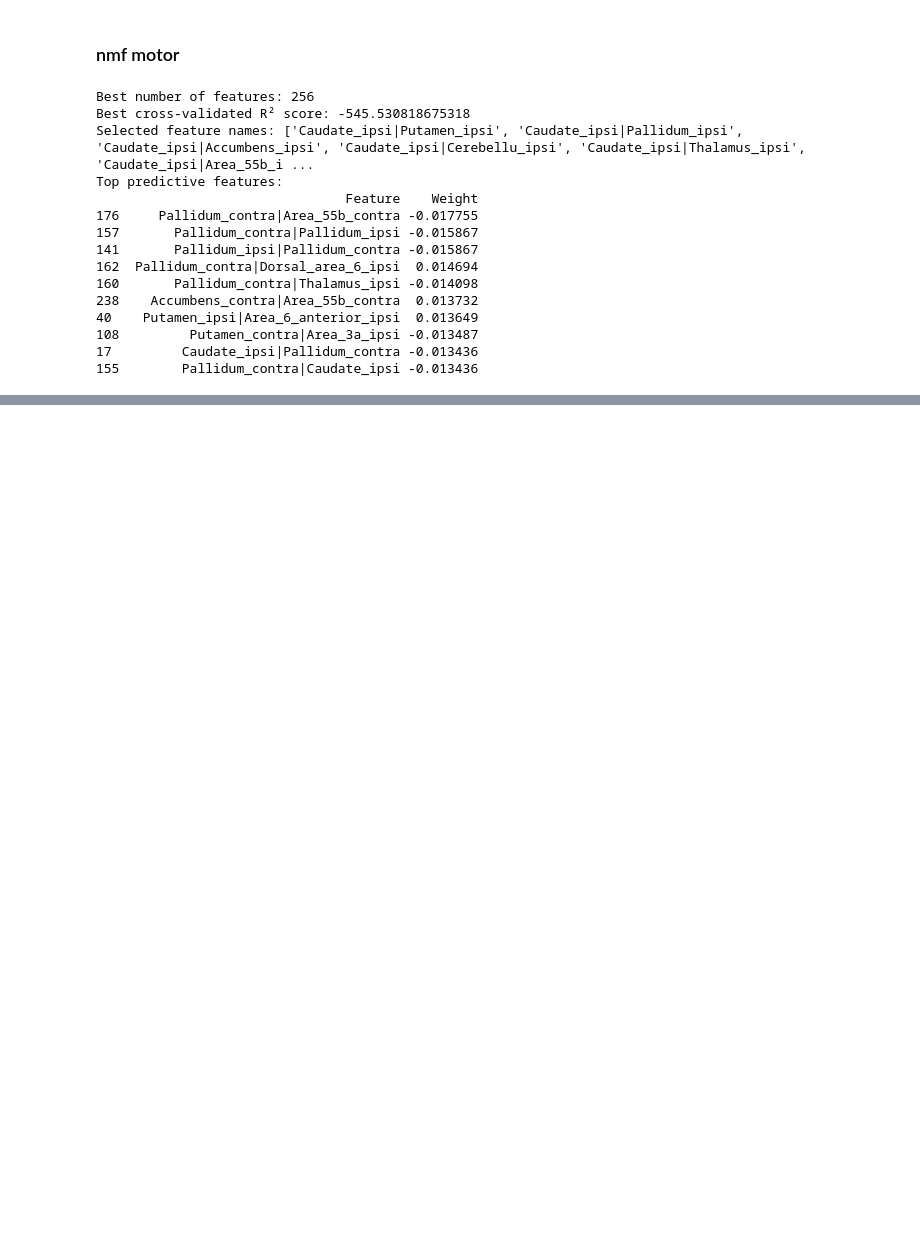
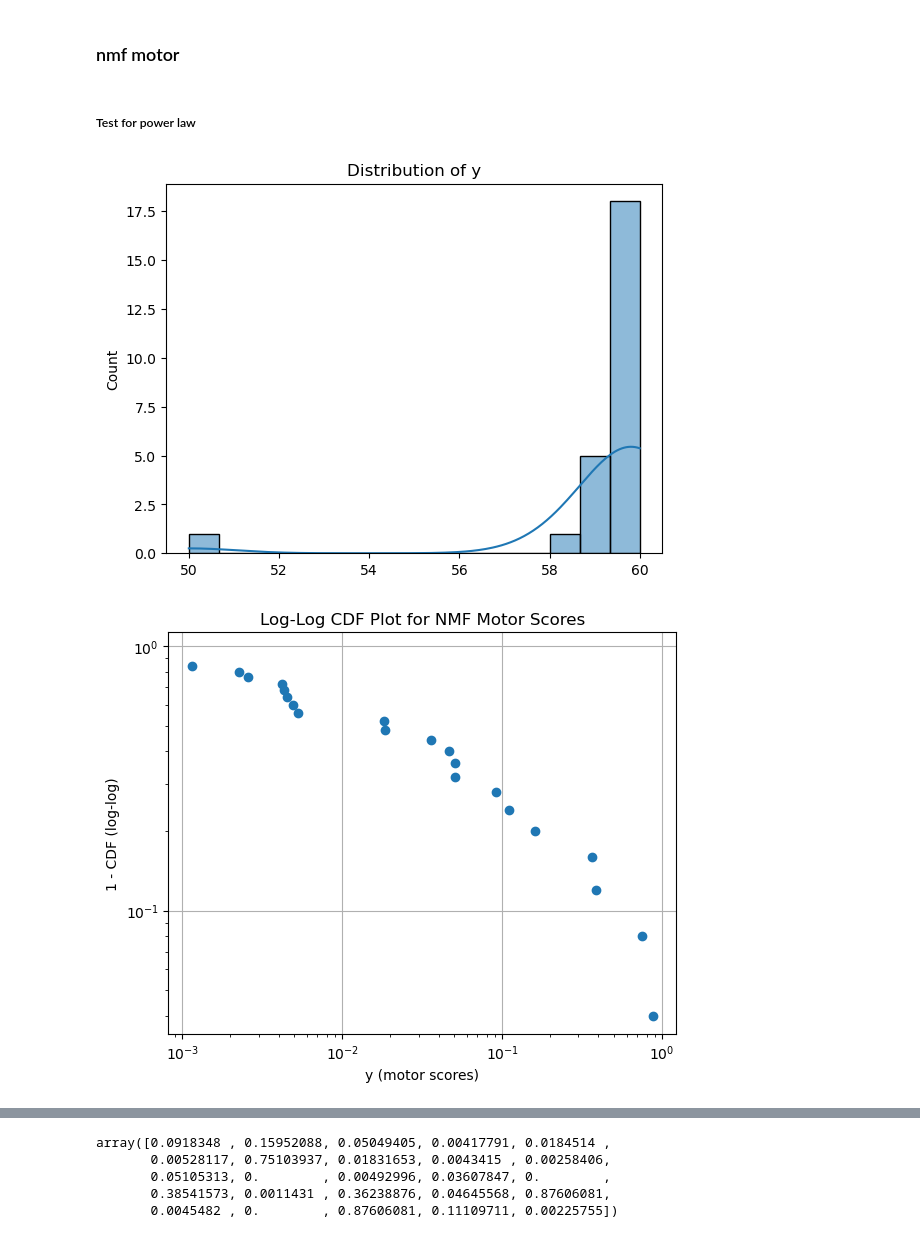
Before and after one commit to maylismlr/uphummel_MA4, a Jupyter notebook: regression.ipynb, the cells around one changed output, grey strips where cells are left out. Saved outputs shown, nothing was run; the diff lists cells and outputs as text; code cells hidden in the pictures; blank space fills up the shorter version.

```diff
--- a/regression.ipynb
+++ b/regression.ipynb
@@ -351,21 +432,37 @@ Mean Absolute Error: 0.108
 # %% [markdown]
 ### nmf motor
 # %%
-y = valid_data['nmf_motor'].values
-selected_feature_names, grid = functions.run_Ridge_with_RFE(X_df_clean, y, param_grid)
+y_nmf = valid_data['nmf_motor'].values
+#selected_feature_names_nmf, grid_nmf = functions.run_Ridge_with_RFE(X_df_clean, y_nmf, param_grid)
+valid_data
-# %% [output]
-Best number of features: 256
-Best cross-validated R² score: -545.530818675318
-Selected feature names: ['Caudate_ipsi|Putamen_ipsi', 'Caudate_ipsi|Pallidum_ipsi', 'Caudate_ipsi|Accumbens_ipsi', 'Caudate_ipsi|Cerebellu_ipsi', 'Caudate_ipsi|Thalamus_ipsi', 'Caudate_ipsi|Area_55b_i ...
-Top predictive features:
-                                Feature    Weight
-176     Pallidum_contra|Area_55b_contra -0.017755
-157       Pallidum_contra|Pallidum_ipsi -0.015867
-141       Pallidum_ipsi|Pallidum_contra -0.015867
-162  Pallidum_contra|Dorsal_area_6_ipsi  0.014694
-160       Pallidum_contra|Thalamus_ipsi -0.014098
-238    Accumbens_contra|Area_55b_contra  0.013732
-40    Putamen_ipsi|Area_6_anterior_ipsi  0.013649
-108         Putamen_contra|Area_3a_ipsi -0.013487
-17         Caudate_ipsi|Pallidum_contra -0.013436
-155        Pallidum_contra|Caudate_ipsi -0.013436
+# %% [markdown]
+##### Test for power law
+# %%
+sns.histplot(y, kde=True)
+plt.title("Distribution of y")
+plt.show()
+
+import numpy as np
+import matplotlib.pyplot as plt
+
+y_sorted_nmf = np.sort(y_nmf)
+cdf_nmf = 1.0 - np.arange(1, len(y_sorted_nmf) + 1) / len(y_sorted_nmf)
+
+plt.figure(figsize=(6, 5))
+plt.loglog(y_sorted_nmf, cdf_nmf, marker='o', linestyle='none')
+plt.xlabel("y (motor scores)")
+plt.ylabel("1 - CDF (log-log)")
+plt.title("Log-Log CDF Plot for NMF Motor Scores")
+plt.grid(True)
+plt.tight_layout()
+plt.show()
+
+sns.histplot(y_nmf, bins=30, log_scale=(False, True))
+plt.title("Histogram with Log-Scaled Y-Axis")
+plt.xlabel("Motor scores")
+plt.ylabel("Log frequency")
+plt.show()
+y_nmf
+# %% [output]
+[figure, added]
+[figure, added]
@@ -371,0 +470,5 @@ Top predictive features:
+array([0.0918348 , 0.15952088, 0.05049405, 0.00417791, 0.0184514 ,
+       0.00528117, 0.75103937, 0.01831653, 0.0043415 , 0.00258406,
+       0.05105313, 0.        , 0.00492996, 0.03607847, 0.        ,
+       0.38541573, 0.0011431 , 0.36238876, 0.04645568, 0.87606081,
+       0.0045482 , 0.        , 0.87606081, 0.11109711, 0.00225755])
```
Also changed, not shown: parts of 25 cells of this notebook.
